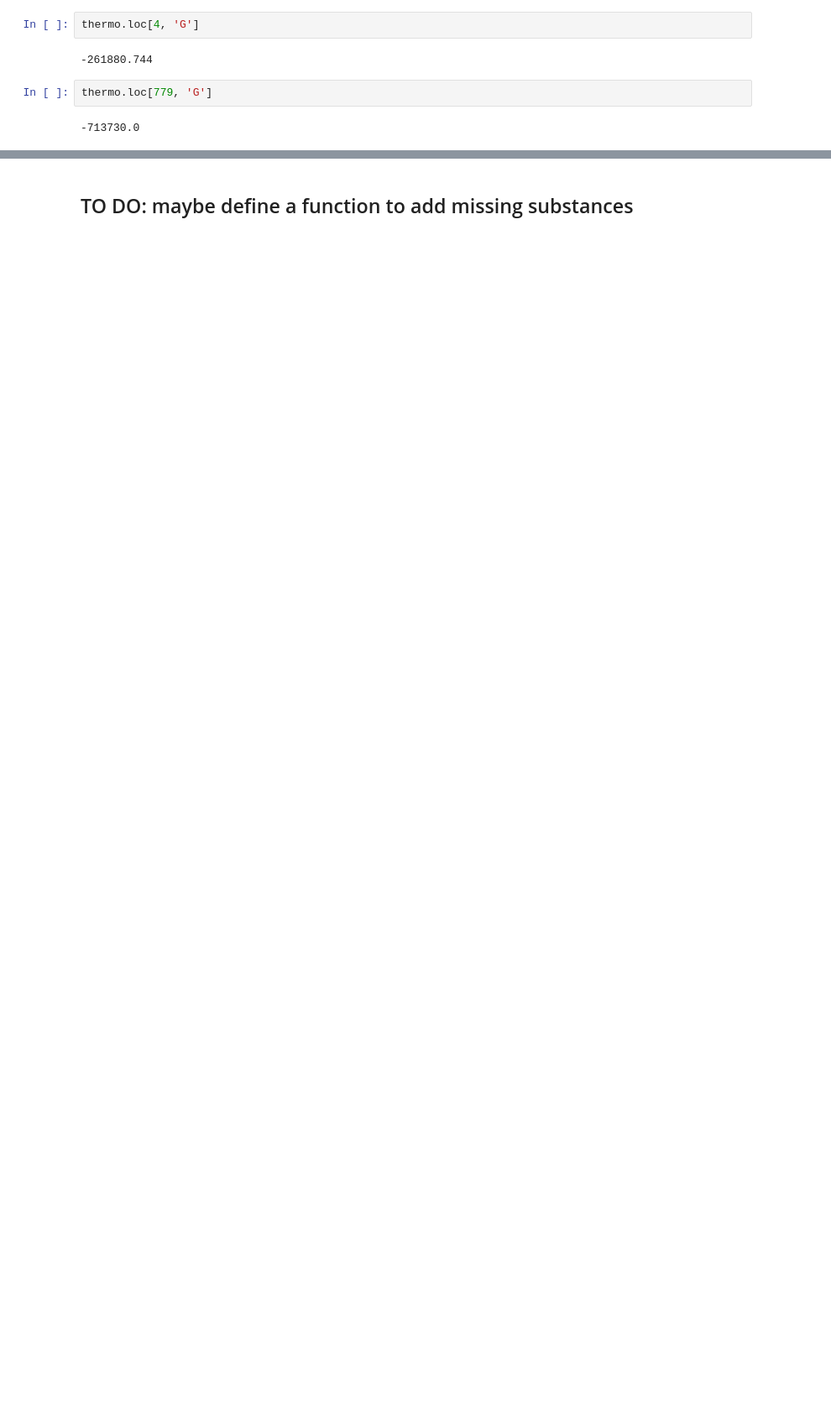
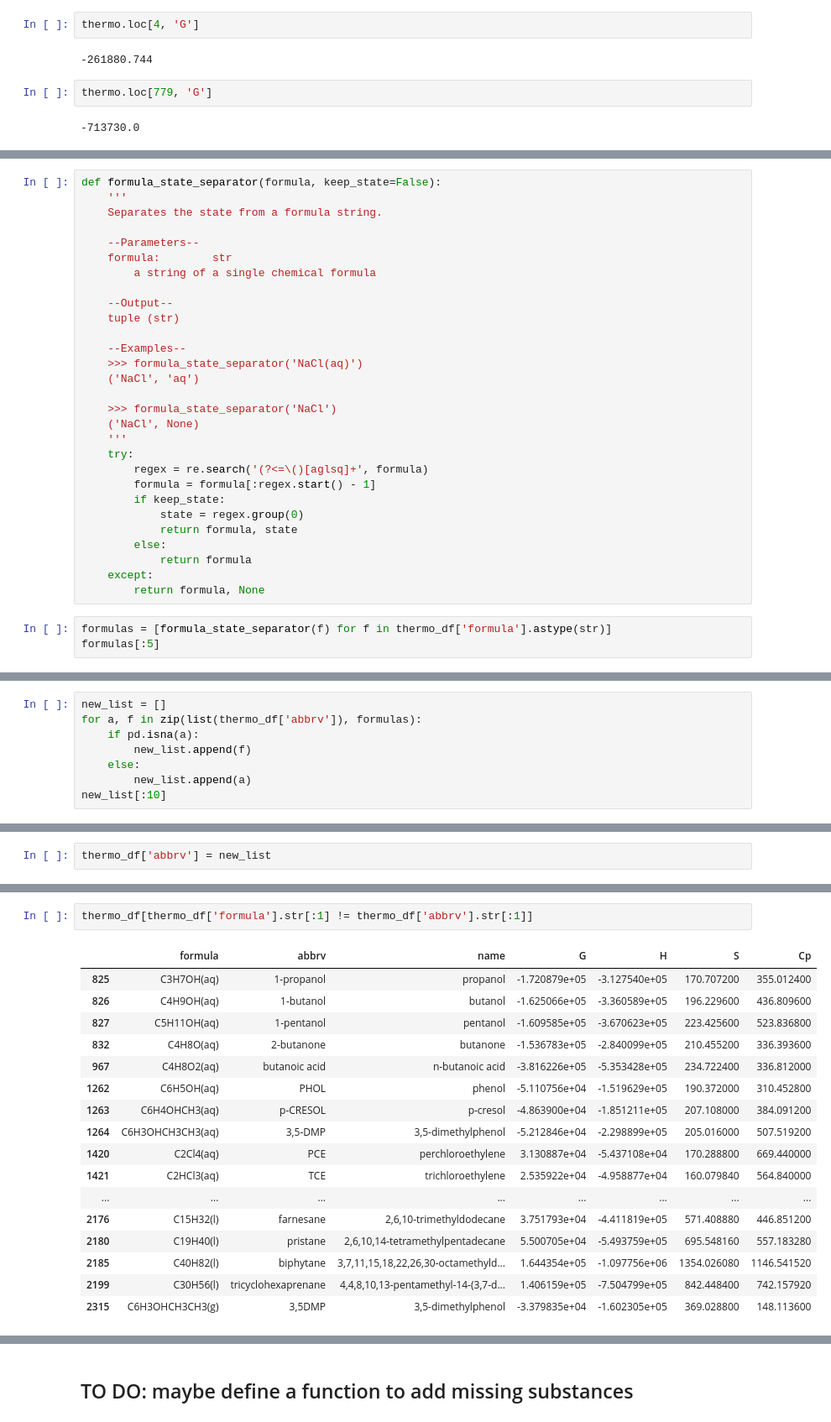
Before and after one commit to jydiw/alchemist, a Jupyter notebook: notebooks/A2_standard-thermodynamic-quantities_textbook-extraction.ipynb, the cells around one changed output, grey strips where cells are left out. Shown at 84% size. Drawn from its saved outputs; the diff is of its cells as text; blank space fills up the shorter version.

```diff
--- a/notebooks/A2_standard-thermodynamic-quantities_textbook-extraction.ipynb
+++ b/notebooks/A2_standard-thermodynamic-quantities_textbook-extraction.ipynb
@@ -114,0 +388,32 @@ thermo.loc[779, 'G']
+# %%
+def formula_state_separator(formula, keep_state=False):
+    '''
+    Separates the state from a formula string.
+
+    --Parameters--
+    formula:        str
+        a string of a single chemical formula
+
+    --Output--
+    tuple (str)
+
+    --Examples--
+    >>> formula_state_separator('NaCl(aq)')
+    ('NaCl', 'aq')
+
+    >>> formula_state_separator('NaCl')
+    ('NaCl', None)
+    '''
+    try:
+        regex = re.search('(?<=\()[aglsq]+', formula)
+        formula = formula[:regex.start() - 1]
+        if keep_state:
+            state = regex.group(0)
+            return formula, state
+        else:
+            return formula
+    except:
+        return formula, None
+# %%
+formulas = [formula_state_separator(f) for f in thermo_df['formula'].astype(str)]
+formulas[:5]
@@ -114,0 +422,8 @@ thermo.loc[779, 'G']
+# %%
+new_list = []
+for a, f in zip(list(thermo_df['abbrv']), formulas):
+    if pd.isna(a):
+        new_list.append(f)
+    else:
+        new_list.append(a)
+new_list[:10]
@@ -114,0 +441,2 @@ thermo.loc[779, 'G']
+# %%
+thermo_df['abbrv'] = new_list
@@ -114,0 +452,20 @@ thermo.loc[779, 'G']
+# %%
+thermo_df[thermo_df['formula'].str[:1] != thermo_df['abbrv'].str[:1]]
+# %% [output]
+|  | formula | abbrv | name | G | H | S | Cp |
+| 825 | C3H7OH(aq) | 1-propanol | propanol | -1.720879e+05 | -3.127540e+05 | 170.707200 | 355.012400 |
+| 826 | C4H9OH(aq) | 1-butanol | butanol | -1.625066e+05 | -3.360589e+05 | 196.229600 | 436.809600 |
+| 827 | C5H11OH(aq) | 1-pentanol | pentanol | -1.609585e+05 | -3.670623e+05 | 223.425600 | 523.836800 |
+| 832 | C4H8O(aq) | 2-butanone | butanone | -1.536783e+05 | -2.840099e+05 | 210.455200 | 336.393600 |
+| 967 | C4H8O2(aq) | butanoic acid | n-butanoic acid | -3.816226e+05 | -5.353428e+05 | 234.722400 | 336.812000 |
+| 1262 | C6H5OH(aq) | PHOL | phenol | -5.110756e+04 | -1.519629e+05 | 190.372000 | 310.452800 |
+| 1263 | C6H4OHCH3(aq) | p-CRESOL | p-cresol | -4.863900e+04 | -1.851211e+05 | 207.108000 | 384.091200 |
+| 1264 | C6H3OHCH3CH3(aq) | 3,5-DMP | 3,5-dimethylphenol | -5.212846e+04 | -2.298899e+05 | 205.016000 | 507.519200 |
+| 1420 | C2Cl4(aq) | PCE | perchloroethylene | 3.130887e+04 | -5.437108e+04 | 170.288800 | 669.440000 |
+| 1421 | C2HCl3(aq) | TCE | trichloroethylene | 2.535922e+04 | -4.958877e+04 | 160.079840 | 564.840000 |
+| ... | ... | ... | ... | ... | ... | ... | ... |
+| 2176 | C15H32(l) | farnesane | 2,6,10-trimethyldodecane | 3.751793e+04 | -4.411819e+05 | 571.408880 | 446.851200 |
+| 2180 | C19H40(l) | pristane | 2,6,10,14-tetramethylpentadecane | 5.500705e+04 | -5.493759e+05 | 695.548160 | 557.183280 |
+| 2185 | C40H82(l) | biphytane | 3,7,11,15,18,22,26,30-octamethyld... | 1.644354e+05 | -1.097756e+06 | 1354.026080 | 1146.541520 |
+| 2199 | C30H56(l) | tricyclohexaprenane | 4,4,8,10,13-pentamethyl-14-(3,7-d... | 1.406159e+05 | -7.504799e+05 | 842.448400 | 742.157920 |
+| 2315 | C6H3OHCH3CH3(g) | 3,5DMP | 3,5-dimethylphenol | -3.379835e+04 | -1.602305e+05 | 369.028800 | 148.113600 |
```
Also changed, not shown: parts of 161 cells of this notebook, 1 other file.
